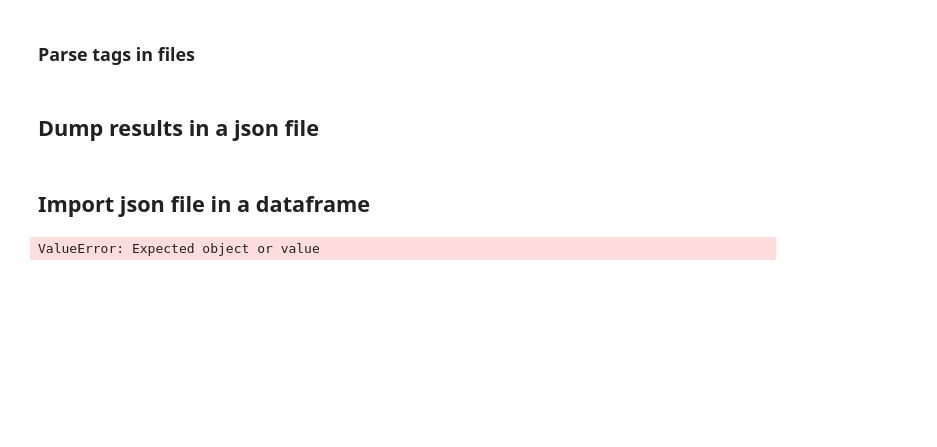
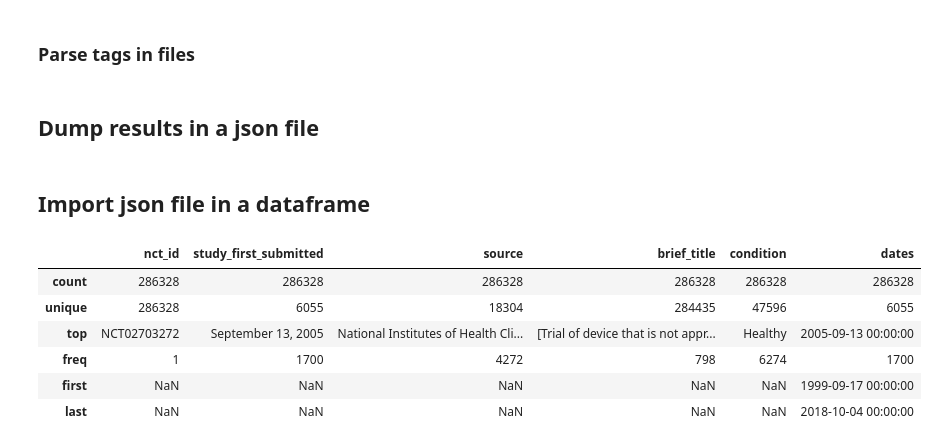
Before and after one commit to cmdelaserna/clinical-trials, a Jupyter notebook: mvp/notebooks/Parse all xml files.ipynb, the cells around one changed output. Cells and saved outputs as stored; diff of their text form; code cells hidden in the pictures; blank space fills up the shorter version.

```diff
--- a/mvp/notebooks/Parse all xml files.ipynb
+++ b/mvp/notebooks/Parse all xml files.ipynb
@@ -204,6 +229,5 @@ for key, value in all_data_dictionary.items():
 # %%
 # Import json into a dataframe
+file = '{}{}.json'.format(path_to_json_file, json_file)
 
-df = pd.read_json(path_to_test_folder + json_file + '.json')
+df = pd.read_json(file)
-# %% [output]
-ValueError: Expected object or value
@@ -213,2 +238,10 @@ print(df.describe())
 # %%
-df
+df.describe()
+# %% [output]
+|  | nct_id | study_first_submitted | source | brief_title | condition | dates |
+| count | 286328 | 286328 | 286328 | 286328 | 286328 | 286328 |
+| unique | 286328 | 6055 | 18304 | 284435 | 47596 | 6055 |
+| top | NCT02703272 | September 13, 2005 | National Institutes of Health Cli... | [Trial of device that is not appr... | Healthy | 2005-09-13 00:00:00 |
+| freq | 1 | 1700 | 4272 | 798 | 6274 | 1700 |
+| first | NaN | NaN | NaN | NaN | NaN | 1999-09-17 00:00:00 |
+| last | NaN | NaN | NaN | NaN | NaN | 2018-10-04 00:00:00 |
```
Also changed, not shown: parts of 23 cells of this notebook.
